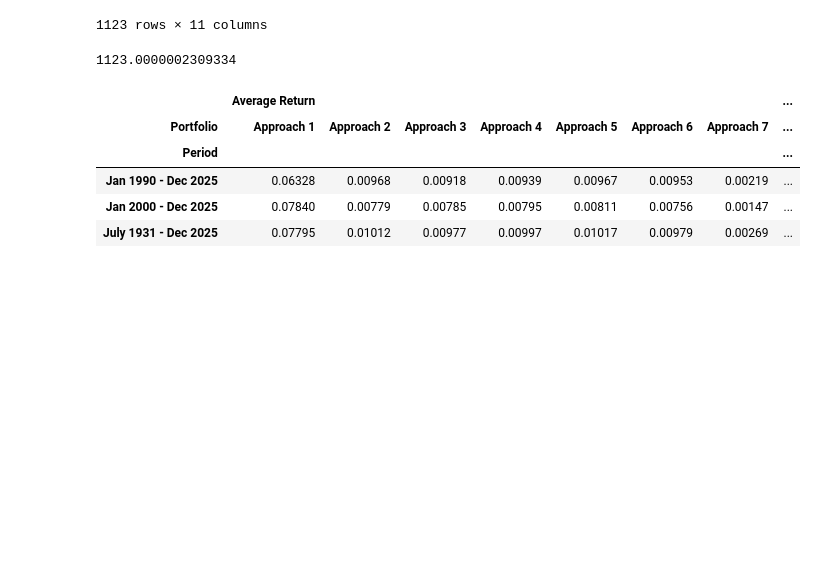
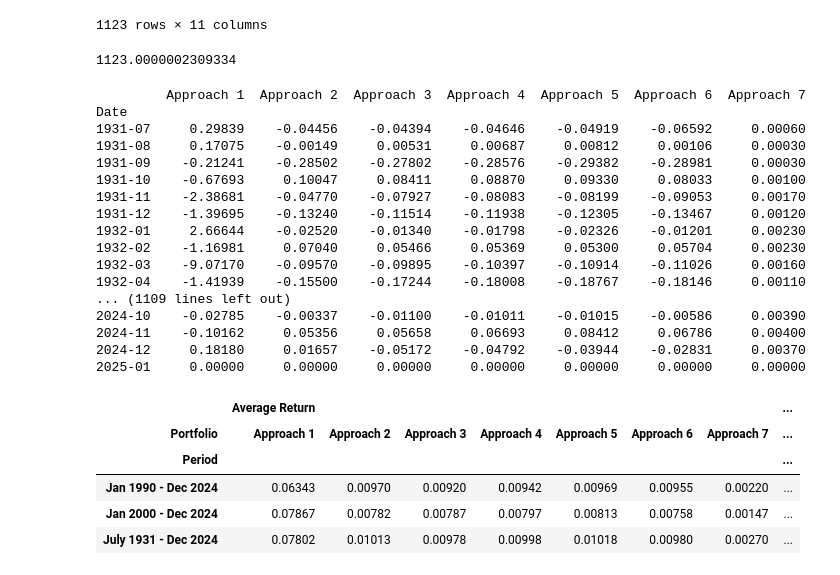
Before and after one commit to fangsitang/TP2_PortfolioManagement, a Jupyter notebook: New_Part_A.ipynb, the cells around one changed output. Saved outputs shown, nothing was run; the diff lists cells and outputs as text; code cells hidden in the pictures; blank space fills up the shorter version.

```diff
--- a/New_Part_A.ipynb
+++ b/New_Part_A.ipynb
@@ -498,15 +498,15 @@ pd.set_option("display.max_columns", None)  # Show all columns
 pd.set_option("display.width", 1000)  # Set max width
 pd.set_option("display.float_format", "{:.5f}".format)  # Format float precision
 
-df_portfolio_returns
+print(df_portfolio_returns)
 
 import numpy as np
 
 # Define time periods
 periods = {
-    "July 1931 - Dec 2025": ("1931-07", "2025-12"),
-    "Jan 1990 - Dec 2025": ("1990-01", "2025-12"),
-    "Jan 2000 - Dec 2025": ("2000-01", "2025-12"),
+    "July 1931 - Dec 2024": ("1931-07", "2024-12"),
+    "Jan 1990 - Dec 2024": ("1990-01", "2024-12"),
+    "Jan 2000 - Dec 2024": ("2000-01", "2024-12"),
 }
 
 # Define risk-free rate (e.g., assumed 3% annually, adjusted for monthly returns)
@@ -516,36 +516,57 @@ import pandas as pd
 results = []
 for period, (start, end) in periods.items():
     df_period = df_portfolio_returns.loc[start:end]
-    risk_free_period = df_rets_decimal.loc[start:end].iloc[:, -1]  # Get actual risk-free rates for the period
+
+    # Get risk-free rates aligned with portfolio return dates
+    risk_free_period = df_rets_decimal.loc[df_period.index, 'RF']
 
     avg_return = df_period.mean()
     total_return = (1 + df_period).prod() - 1
     std_dev = df_period.std()
-    sharpe_ratio = (avg_return - risk_free_period.mean()) / std_dev  # Adjusted Sharpe ratio
+
+    # Use mean of risk-free rates over the same period
+    sharpe_ratio = (avg_return - risk_free_period.mean()) / std_dev
 
     for portfolio in df_period.columns:
         results.append({
             "Period": period,
             "Portfolio": portfolio,
             "Average Return": avg_return[portfolio],
             "Total Return": total_return[portfolio],
             "Sharpe Ratio": sharpe_ratio[portfolio]
         })
 
 # Convert to DataFrame
 df_results = pd.DataFrame(results)
 
 # Pivot for better readability
 df_results_pivot = df_results.pivot(index="Period", columns="Portfolio", values=["Average Return", "Total Return", "Sharpe Ratio"])
 
 # Display results
 df_results_pivot
 
 # endregion
 # %% [output]
+         Approach 1  Approach 2  Approach 3  Approach 4  Approach 5  Approach 6  Approach 7
+Date
+1931-07     0.29839    -0.04456    -0.04394    -0.04646    -0.04919    -0.06592     0.00060
+1931-08     0.17075    -0.00149     0.00531     0.00687     0.00812     0.00106     0.00030
+1931-09    -0.21241    -0.28502    -0.27802    -0.28576    -0.29382    -0.28981     0.00030
+1931-10    -0.67693     0.10047     0.08411     0.08870     0.09330     0.08033     0.00100
+1931-11    -2.38681    -0.04770    -0.07927    -0.08083    -0.08199    -0.09053     0.00170
+1931-12    -1.39695    -0.13240    -0.11514    -0.11938    -0.12305    -0.13467     0.00120
+1932-01     2.66644    -0.02520    -0.01340    -0.01798    -0.02326    -0.01201     0.00230
+1932-02    -1.16981     0.07040     0.05466     0.05369     0.05300     0.05704     0.00230
+1932-03    -9.07170    -0.09570    -0.09895    -0.10397    -0.10914    -0.11026     0.00160
+1932-04    -1.41939    -0.15500    -0.17244    -0.18008    -0.18767    -0.18146     0.00110
+... (1109 lines left out)
+2024-10    -0.02785    -0.00337    -0.01100    -0.01011    -0.01015    -0.00586     0.00390
+2024-11    -0.10162     0.05356     0.05658     0.06693     0.08412     0.06786     0.00400
+2024-12     0.18180     0.01657    -0.05172    -0.04792    -0.03944    -0.02831     0.00370
+2025-01     0.00000     0.00000     0.00000     0.00000     0.00000     0.00000     0.00000
 |  | Average Return |  |  |  |  |  |  | ... |
 | Portfolio | Approach 1 | Approach 2 | Approach 3 | Approach 4 | Approach 5 | Approach 6 | Approach 7 | ... |
 | Period |  |  |  |  |  |  |  | ... |
-| Jan 1990 - Dec 2025 | 0.06328 | 0.00968 | 0.00918 | 0.00939 | 0.00967 | 0.00953 | 0.00219 | ... |
-| Jan 2000 - Dec 2025 | 0.07840 | 0.00779 | 0.00785 | 0.00795 | 0.00811 | 0.00756 | 0.00147 | ... |
-| July 1931 - Dec 2025 | 0.07795 | 0.01012 | 0.00977 | 0.00997 | 0.01017 | 0.00979 | 0.00269 | ... |
+| Jan 1990 - Dec 2024 | 0.06343 | 0.00970 | 0.00920 | 0.00942 | 0.00969 | 0.00955 | 0.00220 | ... |
+| Jan 2000 - Dec 2024 | 0.07867 | 0.00782 | 0.00787 | 0.00797 | 0.00813 | 0.00758 | 0.00147 | ... |
+| July 1931 - Dec 2024 | 0.07802 | 0.01013 | 0.00978 | 0.00998 | 0.01018 | 0.00980 | 0.00270 | ... |
```
